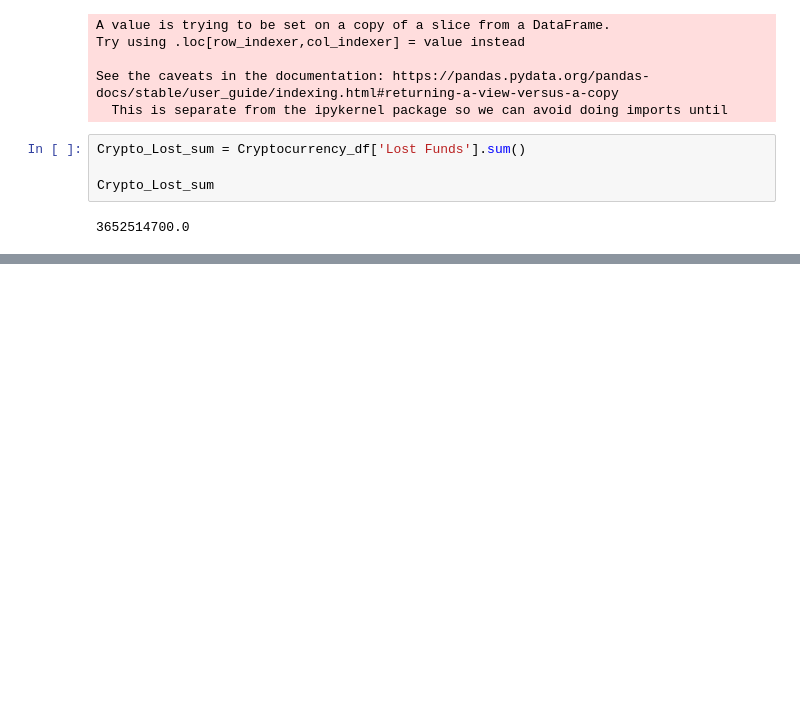
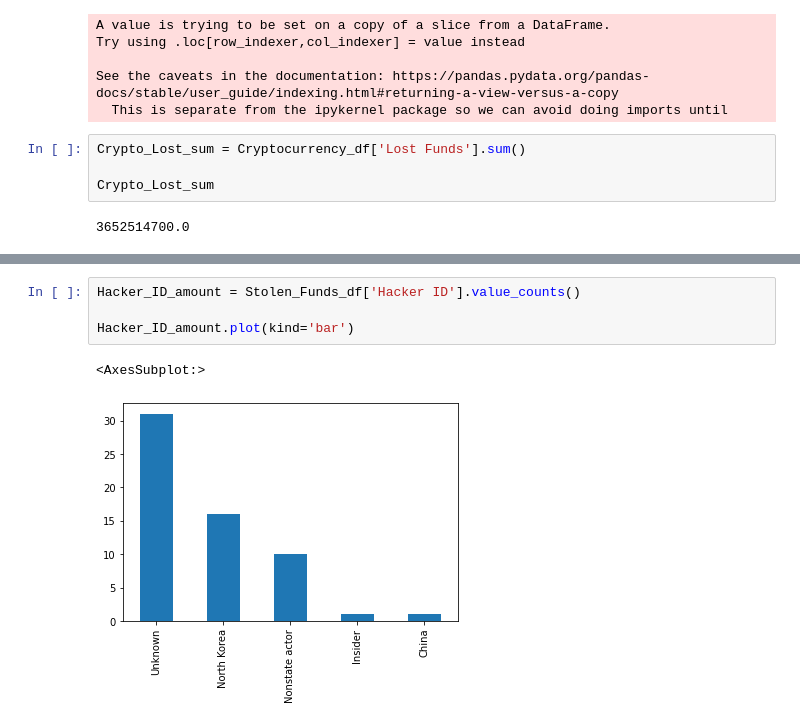
Before and after one commit to GammaHD/Project-1, a Jupyter notebook: Dataexploration.ipynb, the cells around one changed output, grey strips where cells are left out. Saved outputs shown, nothing was run; the diff lists cells and outputs as text; blank space fills up the shorter version.

```diff
--- a/Dataexploration.ipynb
+++ b/Dataexploration.ipynb
@@ -176,0 +176,7 @@ SyntaxError: invalid syntax (2496365070.py, line 7)
+# %%
+Hacker_ID_amount = Stolen_Funds_df['Hacker ID'].value_counts()
+
+Hacker_ID_amount.plot(kind='bar')
+# %% [output]
+<AxesSubplot:>
+[figure, added]
```
Also changed, not shown: parts of 10 cells of this notebook, 1 other file.
